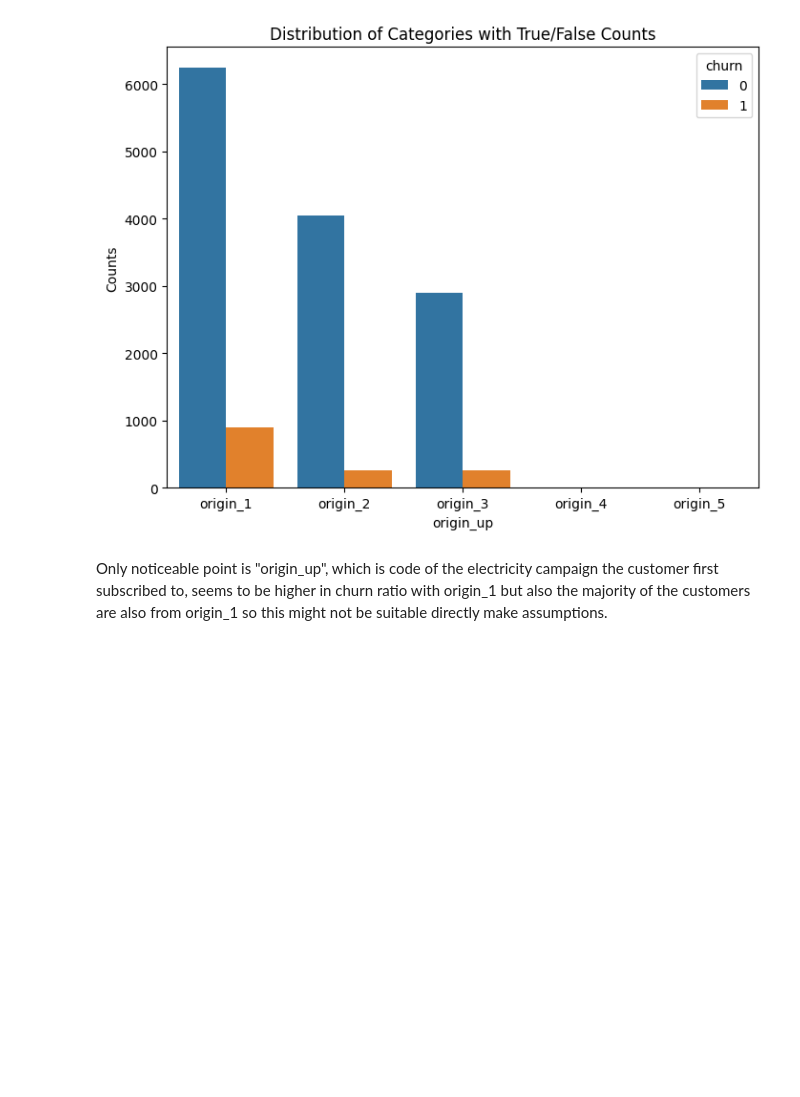
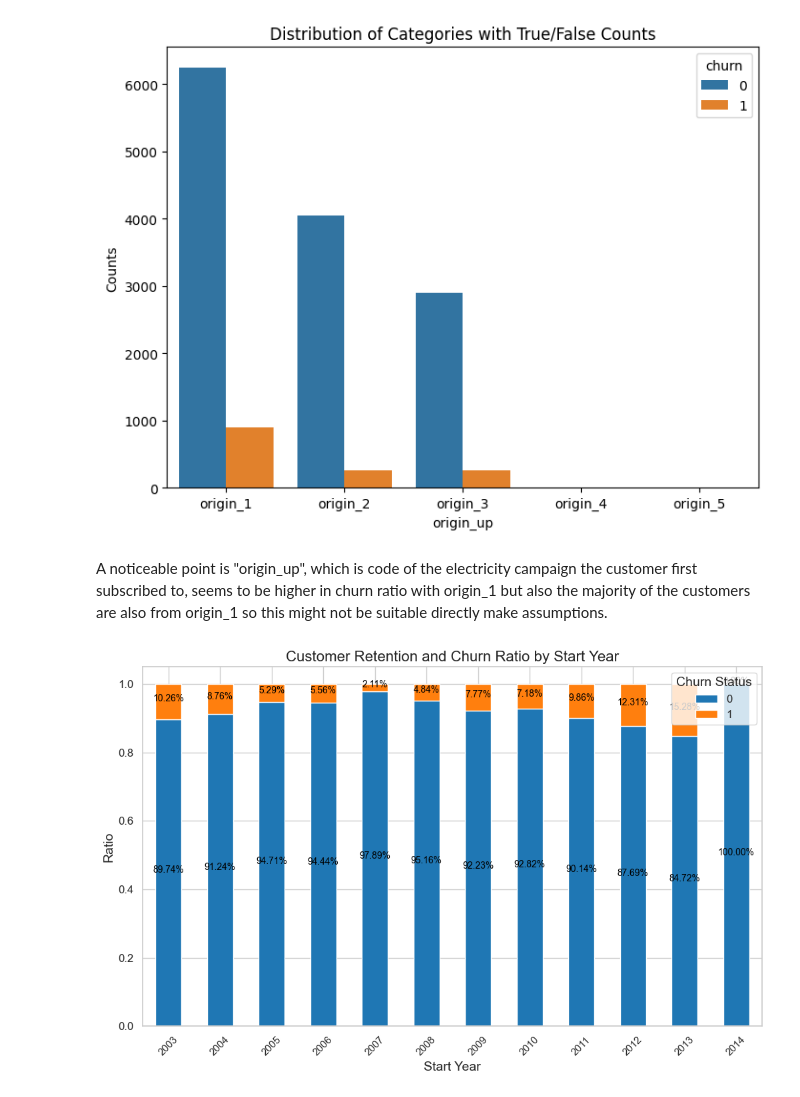
Before and after one commit to MetinUnlu/customer_churn, a Jupyter notebook: codes/eda_analysis.ipynb, the cells around one changed output. Saved outputs shown, nothing was run; the diff lists cells and outputs as text; code cells hidden in the pictures; blank space fills up the shorter version.

```diff
--- a/codes/eda_analysis.ipynb
+++ b/codes/eda_analysis.ipynb
@@ -394,6 +402,45 @@ for category in category_feature:
 [figure]
 [figure]
 # %% [markdown]
-Only noticeable point is "origin_up", which is code of the electricity campaign the customer first subscribed to, seems to be higher in churn ratio with origin_1 but also the majority of the customers are also from origin_1 so this might not be suitable directly make assumptions.
+A noticeable point is "origin_up", which is code of the electricity campaign the customer first subscribed to, seems to be higher in churn ratio with origin_1 but also the majority of the customers are also from origin_1 so this might not be suitable directly make assumptions.
 # %%
 # 18/01, note: try dates
+# %%
+import pandas as pd
+import matplotlib.pyplot as plt
+
+# Set the style of the visualization
+sns.set(style="whitegrid")
+
+# Convert 'start_date' to datetime and extract the year
+client_df['date_activ_year'] = pd.to_datetime(client_df['date_activ']).dt.year
+
+# Group by start year and churn, and count the occurrences
+yearly_data = client_df.groupby(['date_activ_year', 'churn']).size().unstack(fill_value=0)
+
+# Calculate ratios for retention (0) and churn (1) for each year
+yearly_data_ratio = yearly_data.div(yearly_data.sum(axis=1), axis=0)
+
+# Plot stacked bar chart
+ax = yearly_data_ratio.plot(kind='bar', stacked=True, figsize=(12, 7), color=['#1f77b4', '#ff7f0e'])
+
+# Annotate each bar with the percentage
+for n, x in enumerate([*yearly_data_ratio.index.values]):
+    for (proportion, y_loc) in zip(yearly_data_ratio.loc[x],
+                                   yearly_data_ratio.loc[x].cumsum()):
+        ax.text(x=n, y=(y_loc - proportion) + (proportion / 2), s=f'{proportion:.2%}', color='black', fontsize=10, ha='center')
+
+# Adding labels and title
+plt.xlabel('Start Year', fontsize=14)
+plt.ylabel('Ratio', fontsize=14)
+plt.title('Customer Retention and Churn Ratio by Start Year', fontsize=16)
+plt.xticks(rotation=45)  # Rotate x-axis labels for better readability
+plt.yticks(fontsize=12)
+
+# Adjust legend
+plt.legend(title='Churn Status', fontsize=12, title_fontsize=14)
+
+# Show plot
+plt.show()
+# %% [output]
+[figure, added]
```
Also changed, not shown: parts of 7 cells of this notebook.
